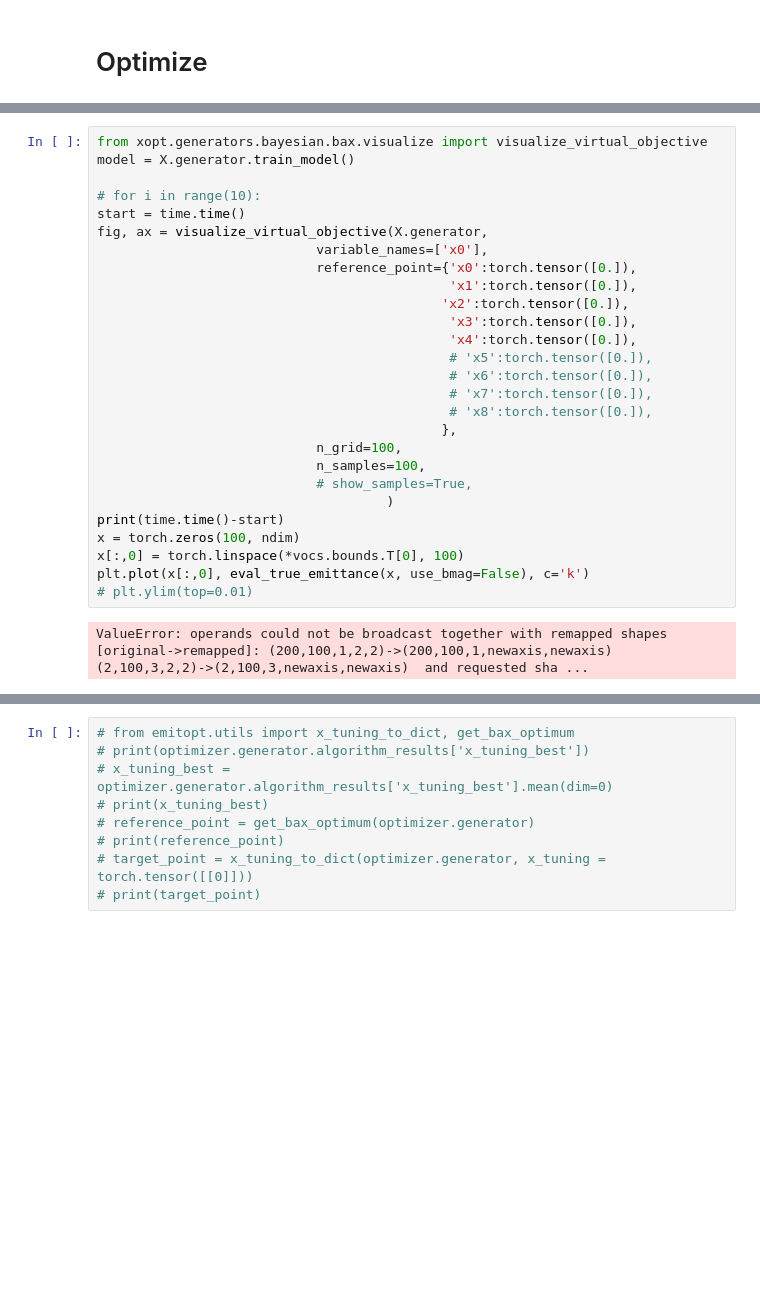
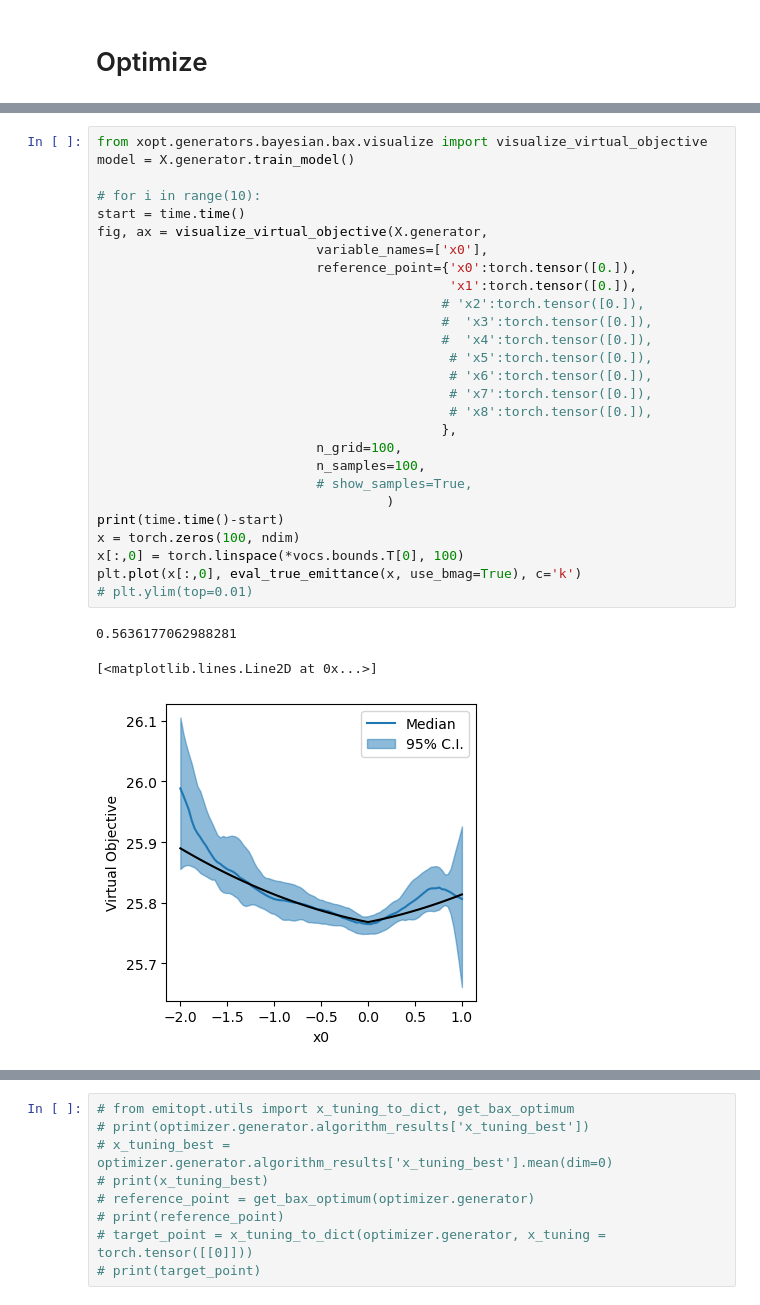
Before and after one commit to xopt-org/bax_algorithms, a Jupyter notebook: examples/emittance.ipynb, the cells around one changed output, grey strips where cells are left out. Saved outputs shown, nothing was run; the diff lists cells and outputs as text; blank space fills up the shorter version.

```diff
--- a/examples/emittance.ipynb
+++ b/examples/emittance.ipynb
@@ -369,32 +364,34 @@ print(time.time()-start)
 # %%
 from xopt.generators.bayesian.bax.visualize import visualize_virtual_objective
 model = X.generator.train_model()
 
 # for i in range(10):
 start = time.time()
 fig, ax = visualize_virtual_objective(X.generator,
                             variable_names=['x0'],
                             reference_point={'x0':torch.tensor([0.]),
                                              'x1':torch.tensor([0.]),
-                                            'x2':torch.tensor([0.]),
-                                             'x3':torch.tensor([0.]),
-                                             'x4':torch.tensor([0.]),
+                                            # 'x2':torch.tensor([0.]),
+                                            #  'x3':torch.tensor([0.]),
+                                            #  'x4':torch.tensor([0.]),
                                              # 'x5':torch.tensor([0.]),
                                              # 'x6':torch.tensor([0.]),
                                              # 'x7':torch.tensor([0.]),
                                              # 'x8':torch.tensor([0.]),
                                             },
                             n_grid=100,
                             n_samples=100,
                             # show_samples=True,
                                      )
 print(time.time()-start)
 x = torch.zeros(100, ndim)
 x[:,0] = torch.linspace(*vocs.bounds.T[0], 100)
-plt.plot(x[:,0], eval_true_emittance(x, use_bmag=False), c='k')
+plt.plot(x[:,0], eval_true_emittance(x, use_bmag=True), c='k')
 # plt.ylim(top=0.01)
 # %% [output]
-ValueError: operands could not be broadcast together with remapped shapes [original->remapped]: (200,100,1,2,2)->(200,100,1,newaxis,newaxis) (2,100,3,2,2)->(2,100,3,newaxis,newaxis)  and requested sha ...
+0.5636177062988281
+[<matplotlib.lines.Line2D at 0x...>]
+[figure, added]
 # %%
 best_bmag = X.generator.algorithm.results['best_bmag']
 best_emit = X.generator.algorithm.results['best_emit']
```
Also changed, not shown: parts of 15 cells of this notebook, 2 other files.
